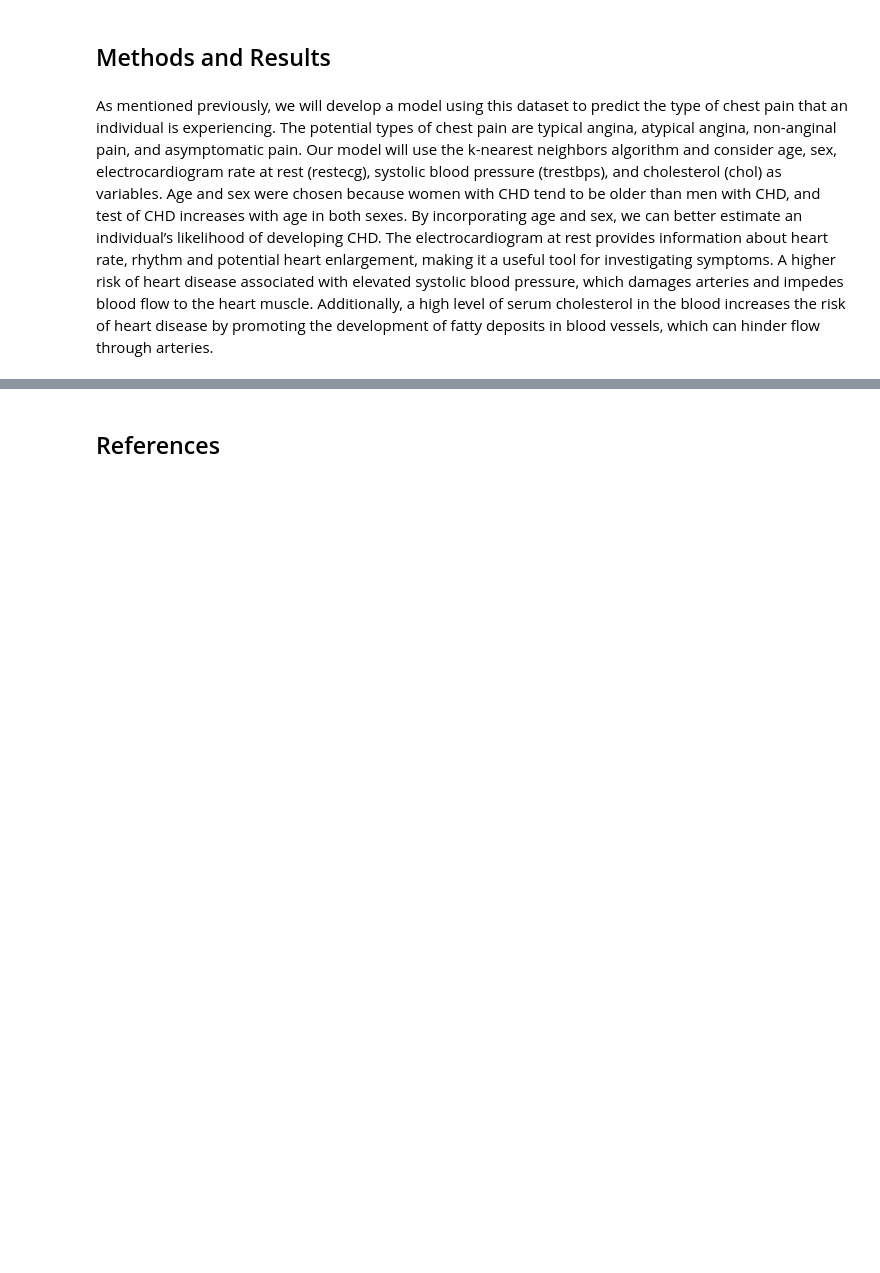
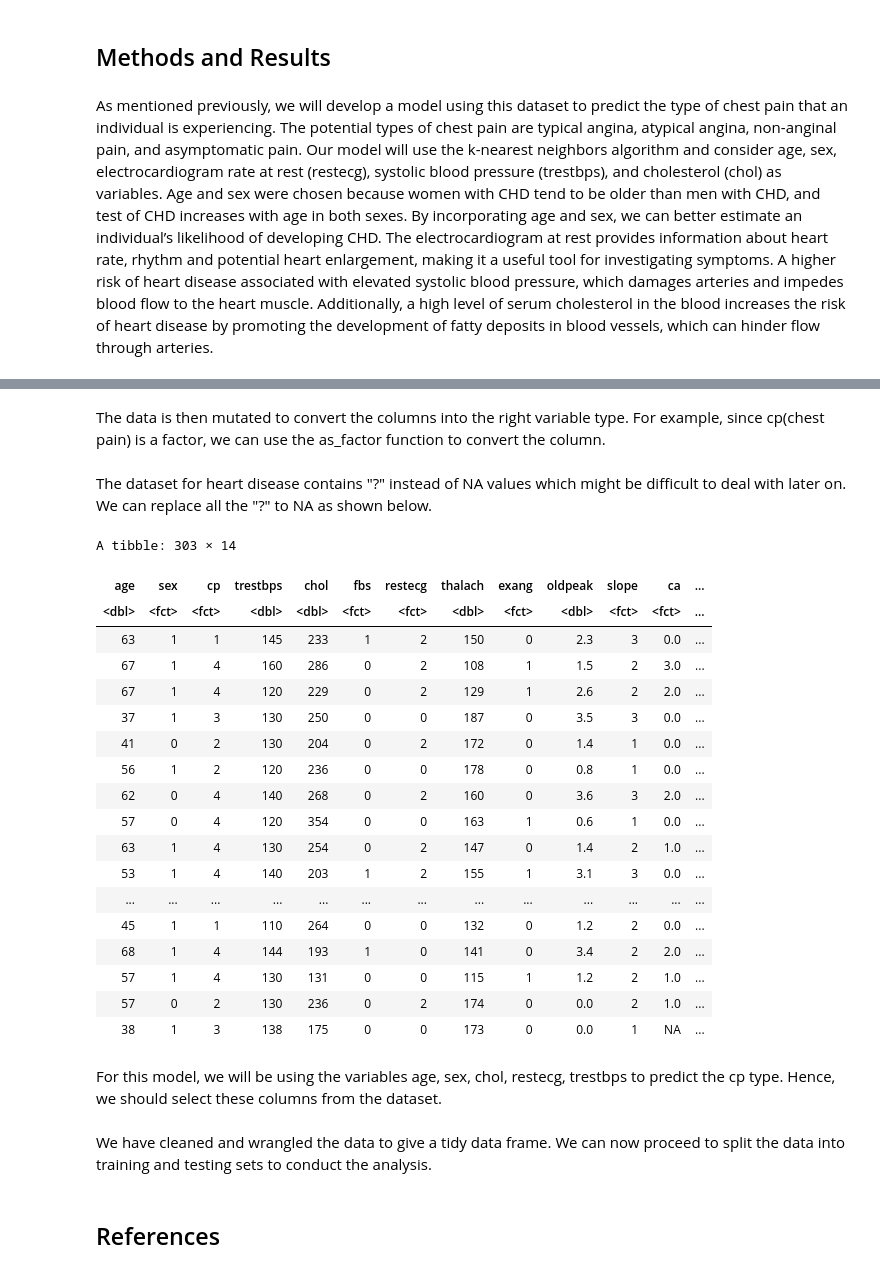
Before and after one commit to Yuvi-777/DSCI_Project_34_007, a Jupyter notebook: Group Project Report.ipynb, the cells around one changed output, grey strips where cells are left out. Cells and saved outputs as stored; diff of their text form; code cells hidden in the pictures; blank space fills up the shorter version.

Commit message:
Added data

```diff
--- a/Group Project Report.ipynb
+++ b/Group Project Report.ipynb
@@ -14,0 +39,19 @@ As mentioned previously, we will develop a model using this dataset to predict t
+# %%
+
+url <- "https://archive.ics.uci.edu/ml/machine-learning-databases/heart-disease/processed.cleveland.data"
+cleveland_data <- read_csv(url, col_names = FALSE)
+cleveland_data <- rename(cleveland_data,
+       age = X1,
+       sex = X2,
+       cp = X3,
+       trestbps = X4,
+       chol = X5,
+       fbs = X6,
+       restecg = X7,
+       thalach = X8,
+       exang = X9,
+       oldpeak = X10,
+       slope = X11,
+       ca = X12,
+       thal = X13,
+       num = X14)
@@ -14,0 +67,40 @@ As mentioned previously, we will develop a model using this dataset to predict t
+# %% [markdown]
+The data is then mutated to convert the columns into the right variable type. For example, since cp(chest pain) is a factor, we can use the as_factor function to convert the column.
+# %%
+cd_mutate <- cleveland_data |>
+mutate(sex = as_factor(sex)) |>
+mutate(cp = as_factor(cp)) |>
+mutate(fbs = as_factor(fbs)) |>
+mutate(restecg = as_factor(restecg)) |>
+mutate(exang = as_factor(exang)) |>
+mutate(slope = as_factor(slope)) |>
+mutate(ca = as_factor(ca)) |>
+mutate(thal = as_factor(thal)) |>
+mutate(num = as_factor(num))
+# %% [markdown]
+The dataset for heart disease contains "?" instead of NA values which might be difficult to deal with later on. We can replace all the "?" to NA as shown below.
+# %%
+cd_mutate[cd_mutate == "?"] <- NA
+cd_mutate
+# %% [output]
+A tibble: 303 × 14
+| age | sex | cp | trestbps | chol | fbs | restecg | thalach | exang | oldpeak | slope | ca | ... |
+| <dbl> | <fct> | <fct> | <dbl> | <dbl> | <fct> | <fct> | <dbl> | <fct> | <dbl> | <fct> | <fct> | ... |
+| 63 | 1 | 1 | 145 | 233 | 1 | 2 | 150 | 0 | 2.3 | 3 | 0.0 | ... |
+| 67 | 1 | 4 | 160 | 286 | 0 | 2 | 108 | 1 | 1.5 | 2 | 3.0 | ... |
+| 67 | 1 | 4 | 120 | 229 | 0 | 2 | 129 | 1 | 2.6 | 2 | 2.0 | ... |
+| 37 | 1 | 3 | 130 | 250 | 0 | 0 | 187 | 0 | 3.5 | 3 | 0.0 | ... |
+| 41 | 0 | 2 | 130 | 204 | 0 | 2 | 172 | 0 | 1.4 | 1 | 0.0 | ... |
+| 56 | 1 | 2 | 120 | 236 | 0 | 0 | 178 | 0 | 0.8 | 1 | 0.0 | ... |
+| 62 | 0 | 4 | 140 | 268 | 0 | 2 | 160 | 0 | 3.6 | 3 | 2.0 | ... |
+| 57 | 0 | 4 | 120 | 354 | 0 | 0 | 163 | 1 | 0.6 | 1 | 0.0 | ... |
+| 63 | 1 | 4 | 130 | 254 | 0 | 2 | 147 | 0 | 1.4 | 2 | 1.0 | ... |
+| 53 | 1 | 4 | 140 | 203 | 1 | 2 | 155 | 1 | 3.1 | 3 | 0.0 | ... |
+| ... | ... | ... | ... | ... | ... | ... | ... | ... | ... | ... | ... | ... |
+| 45 | 1 | 1 | 110 | 264 | 0 | 0 | 132 | 0 | 1.2 | 2 | 0.0 | ... |
+| 68 | 1 | 4 | 144 | 193 | 1 | 0 | 141 | 0 | 3.4 | 2 | 2.0 | ... |
+| 57 | 1 | 4 | 130 | 131 | 0 | 0 | 115 | 1 | 1.2 | 2 | 1.0 | ... |
+| 57 | 0 | 2 | 130 | 236 | 0 | 2 | 174 | 0 | 0.0 | 2 | 1.0 | ... |
+| 38 | 1 | 3 | 138 | 175 | 0 | 0 | 173 | 0 | 0.0 | 1 | NA | ... |
+# %% [markdown]
+For this model, we will be using the variables age, sex, chol, restecg, trestbps to predict the cp type. Hence, we should select these columns from the dataset.
@@ -14,0 +109,2 @@ As mentioned previously, we will develop a model using this dataset to predict t
+# %% [markdown]
+We have cleaned and wrangled the data to give a tidy data frame. We can now proceed to split the data into training and testing sets to conduct the analysis.
```
Also changed, not shown: parts of 7 cells of this notebook.
